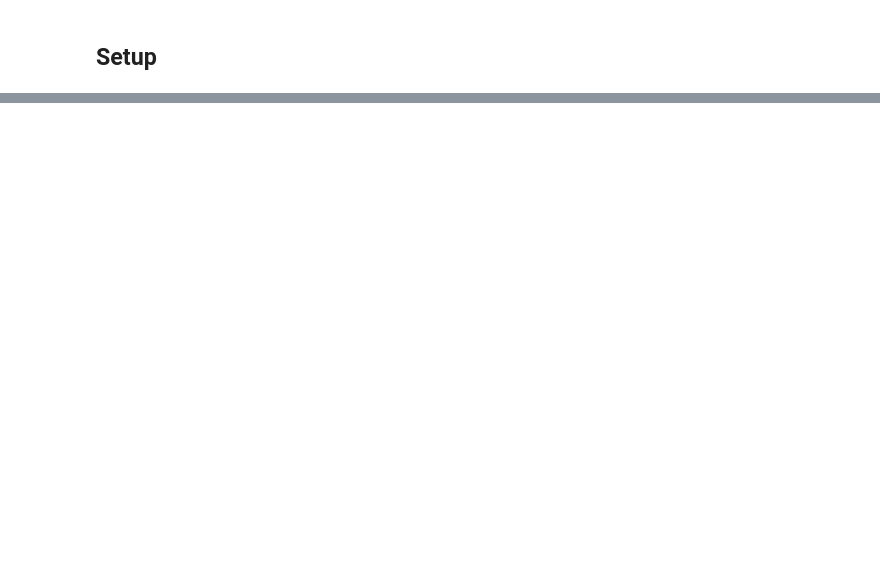
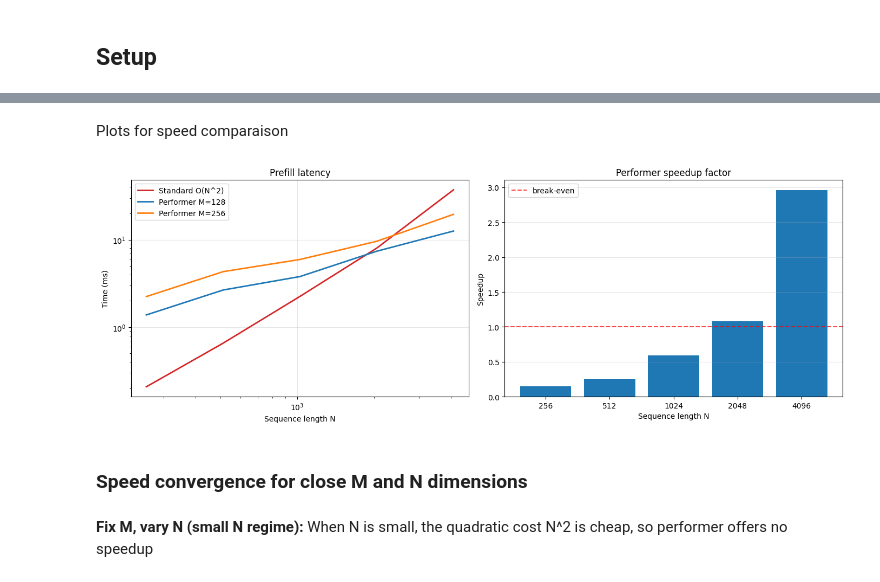
Before and after one commit to Antoinechss/Performer-attention-LLM, a Jupyter notebook: analysis.ipynb, the cells around one changed output, grey strips where cells are left out. Cells and saved outputs as stored; diff of their text form; code cells hidden in the pictures; blank space fills up the shorter version.

```diff
--- a/analysis.ipynb
+++ b/analysis.ipynb
@@ -1059,0 +363,40 @@ print(f"{'='*70}")
+# %% [markdown]
+Plots for speed comparaison
+# %%
+fig, axes = plt.subplots(1, 2, figsize=(14, 5))
+
+# Prefill scaling
+ax = axes[0]
+ns = [r[0] for r in b1_results]
+std_times = [r[1] for r in b1_results]
+ax.plot(ns, std_times, label='Standard O(N^2)', linewidth=2, color='tab:red')
+for m in M_VALS:
+    perf_times = [r[2][m] for r in b1_results]
+    ax.plot(ns, perf_times, label=f'Performer M={m}', linewidth=2)
+ax.set_xlabel('Sequence length N')
+ax.set_ylabel('Time (ms)')
+ax.set_title('Prefill latency')
+ax.legend()
+ax.set_yscale('log')
+ax.set_xscale('log')
+ax.grid(True, alpha=0.3)
+
+# Plot speedup
+ax2 = axes[1]
+speedups = [r[3] for r in b1_results]
+ax2.bar([str(n) for n in ns], speedups)
+ax2.axhline(y=1.0, color='red', linestyle='--', alpha=0.7, label='break-even')
+ax2.set_xlabel('Sequence length N')
+ax2.set_ylabel('Speedup')
+ax2.set_title('Performer speedup factor')
+ax2.legend()
+ax2.grid(True, alpha=0.3, axis='y')
+
+plt.tight_layout()
+plt.show()
+# %% [output]
+[figure, added]
+# %% [markdown]
+### Speed convergence for close M and N dimensions
+# %% [markdown]
+**Fix M, vary N (small N regime):** When N is small, the quadratic cost N^2 is cheap, so performer offers no speedup
```
Also changed, not shown: parts of 60 cells of this notebook, 1 other file.
